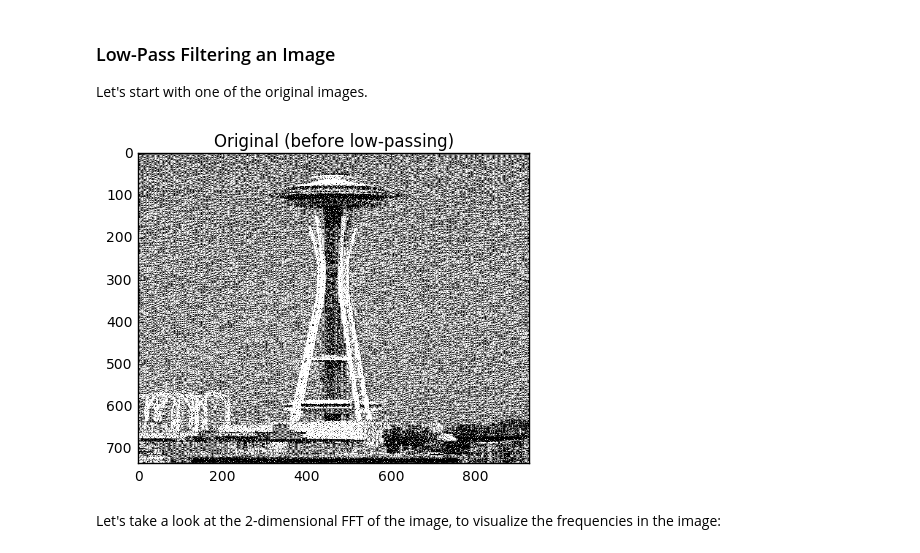
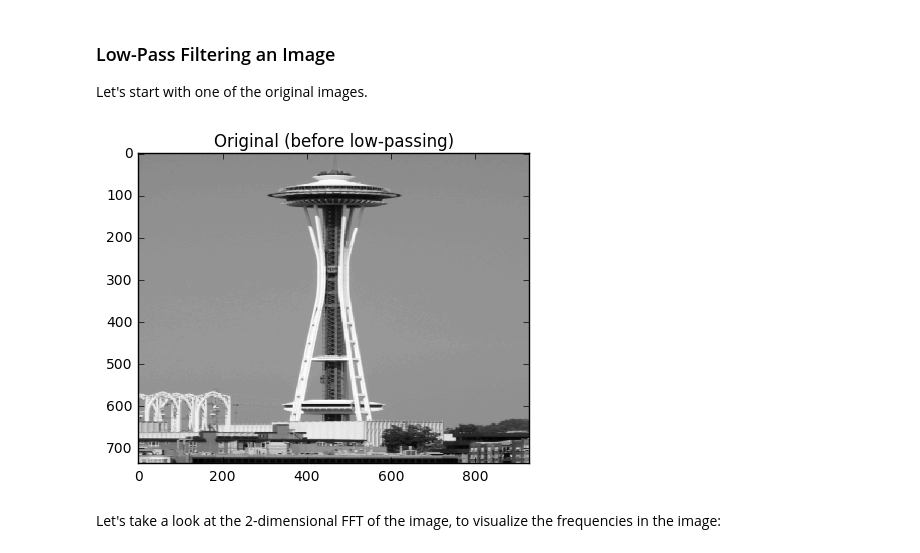
Before and after one commit to mohsaad/tag-dsp, a Jupyter notebook: week-1/advanced/Hybrid Images.ipynb, the cells around one changed output. Cells and saved outputs as stored; diff of their text form; code cells hidden in the pictures.

```diff
--- a/week-1/advanced/Hybrid Images.ipynb
+++ b/week-1/advanced/Hybrid Images.ipynb
@@ -38,11 +36,11 @@ def plot(data, title):
     plt.title(title)
 plot.i = 0
 # %%
-lp_add = Image.open("imgs/im1.png").convert('1')
+lp_add = cv2.imread('imgs/im1.png', cv2.IMREAD_GRAYSCALE)
 plot(lp_add, "Original (before low-passing)")
 plot.i += 1
 # %% [output]
-[figure, old version]
+[figure, new version]
 # %% [markdown]
 Let's take a look at the 2-dimensional FFT of the image, to visualize the frequencies in the image:
 # %%
```
Also changed, not shown: parts of 15 cells of this notebook.
